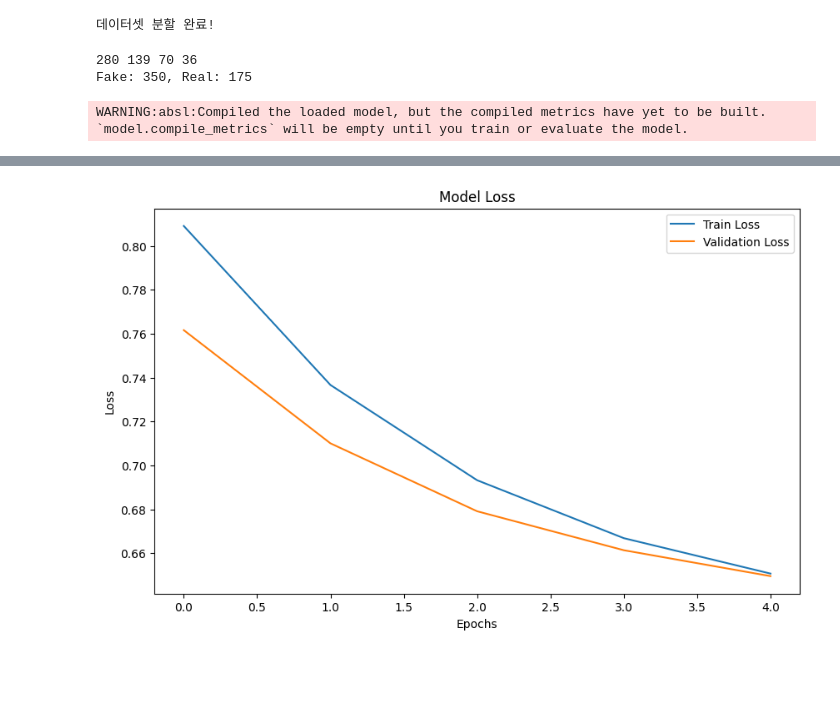
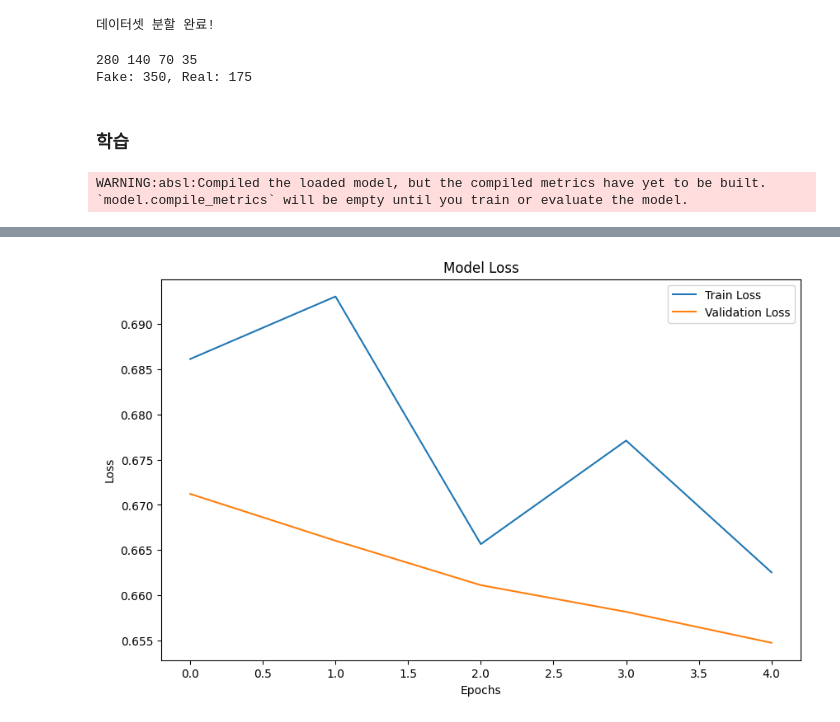
Before and after one commit to haeun161/AI_Detector, a Jupyter notebook: Efficientnetb6_baseline1.ipynb, the cells around one changed output, grey strips where cells are left out. Cells and saved outputs as stored; diff of their text form; code cells hidden in the pictures; blank space fills up the shorter version.

```diff
--- a/Efficientnetb6_baseline1.ipynb
+++ b/Efficientnetb6_baseline1.ipynb
@@ -802,12 +970,12 @@ test_dir = "/content/drive/MyDrive/Generative_AI/generated_imageset/test_new"
 # %%
 # 데이터 경로 (가정: images 폴더에 fake와 real 이미지들이 있음)
-dataset_dir = "/content/drive/MyDrive/Generative_AI/generated_imageset"
+dataset_dir = "data/generated_dataset"
 fake_dir = os.path.join(dataset_dir, "fake")
 real_dir = os.path.join(dataset_dir, "real")
 
 # Train-Test Split을 위한 디렉토리 생성
-train_dir = "/content/drive/MyDrive/Generative_AI/generated_imageset/train_new"
-test_dir = "/content/drive/MyDrive/Generative_AI/generated_imageset/test_new"
+train_dir = "data/generated_dataset/train_new"
+test_dir = "data/generated_dataset/test_new"
 os.makedirs(train_dir, exist_ok=True)
 os.makedirs(test_dir, exist_ok=True)
 
@@ -882,11 +1050,13 @@ test_real_count = len(os.listdir(test_real_dir)) if os.path.exists(test_real_dir
 print(train_fake_count,train_real_count,test_fake_count,test_real_count )
 print(f"Fake: {train_fake_count + test_fake_count}, Real: {train_real_count + test_real_count}")
 # %% [output]
-280 139 70 36
+280 140 70 35
 Fake: 350, Real: 175
+# %% [markdown]
+### 학습
 # %%
 #저장된 EfficientNetB6 모델 로드
-model_path = "/content/drive/MyDrive/Generative_AI/model/model_v1.h5"
+model_path = "model/model_v3.h5"
 model = load_model(model_path)
 # %% [output]
 WARNING:absl:Compiled the loaded model, but the compiled metrics have yet to be built. `model.compile_metrics` will be empty until you train or evaluate the model.
@@ -942,7 +1112,8 @@ model.compile(optimizer=Adam(learning_rate=CONFIGURATION["LEARNING_RATE"]),
               loss='binary_crossentropy',
               metrics=['accuracy'])
 
-early_stopping = EarlyStopping(monitor='val_accuracy', patience=3, restore_best_weights=True)
+#early_stopping = EarlyStopping(monitor='val_accuracy', patience=3, restore_best_weights=True)
+early_stopping = EarlyStopping(monitor='accuracy', patience=3, restore_best_weights=True)
 
 #모델 학습
 history = model.fit(
@@ -978,4 +1149,4 @@ Epoch 5/5
-[figure, old version]
+[figure, new version]
 # %%
 #모델 저장}|
 model.save("/content/drive/MyDrive/Generative_AI/model/final_model_v1.keras")
```
Also changed, not shown: parts of 57 cells of this notebook, 2 other files.
